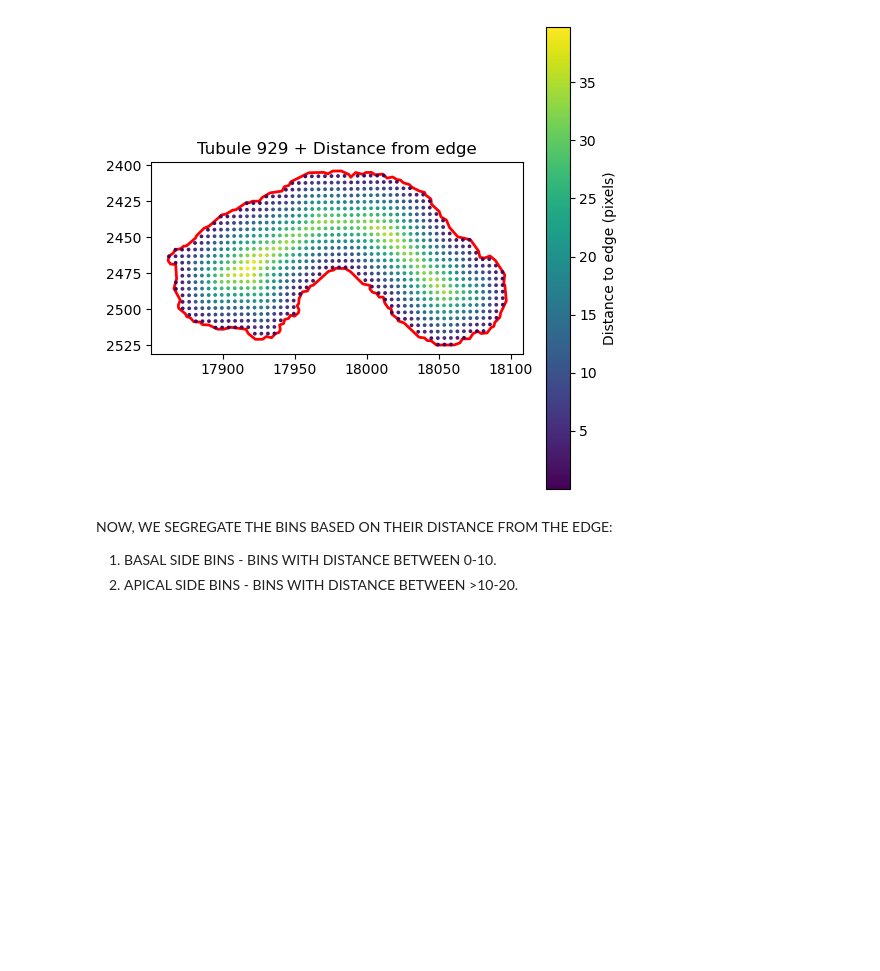
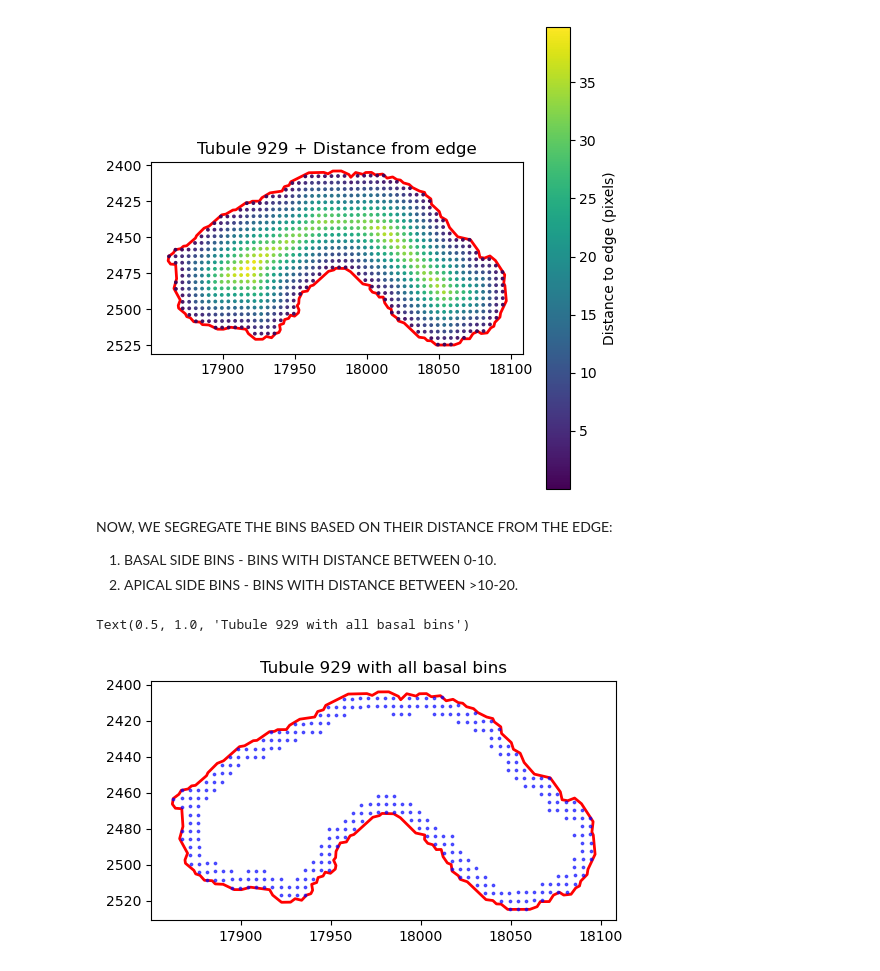
Before and after one commit to ssingh95jhu/Correlation_Kidney_Structure_Molecular_Presentation, a Jupyter notebook: Apical_Basal_PT_Distinction.ipynb, the cells around one changed output. Saved outputs shown, nothing was run; the diff lists cells and outputs as text; code cells hidden in the pictures; blank space fills up the shorter version.

Commit message:
Apical Basal Distinction

```diff
--- a/Apical_Basal_PT_Distinction.ipynb
+++ b/Apical_Basal_PT_Distinction.ipynb
@@ -175,3 +175,27 @@ plt.show()
 NOW, WE SEGREGATE THE BINS BASED ON THEIR DISTANCE FROM THE EDGE:<br>
 1. BASAL SIDE BINS - BINS WITH DISTANCE BETWEEN 0-10.
 1. APICAL SIDE BINS - BINS WITH DISTANCE BETWEEN >10-20.
+# %%
+#PLOTTING THE BASAL BINS:
+fig, ax = plt.subplots(figsize=(6,6))
+
+# plotting the polygon (from the geojson file)
+gdf[gdf["id"] == "929"].plot(ax=ax, color="none", edgecolor="red", linewidth=2)
+
+basal=subset[subset.obs["dist_to_edge"].values<=10].copy()
+
+# plot the Visium HD bins scatter
+sc = ax.scatter(
+    basal.obs["pxl_col_in_fullres"].values,
+    basal.obs["pxl_row_in_fullres"].values,
+    c="blue",
+    s=3,
+    alpha=0.6
+)
+
+ax.set_aspect("equal")
+ax.invert_yaxis()
+ax.set_title("Tubule 929 with all basal bins")
+# %% [output]
+Text(0.5, 1.0, 'Tubule 929 with all basal bins')
+[figure, added]
```
Also changed, not shown: parts of 2 cells of this notebook.
